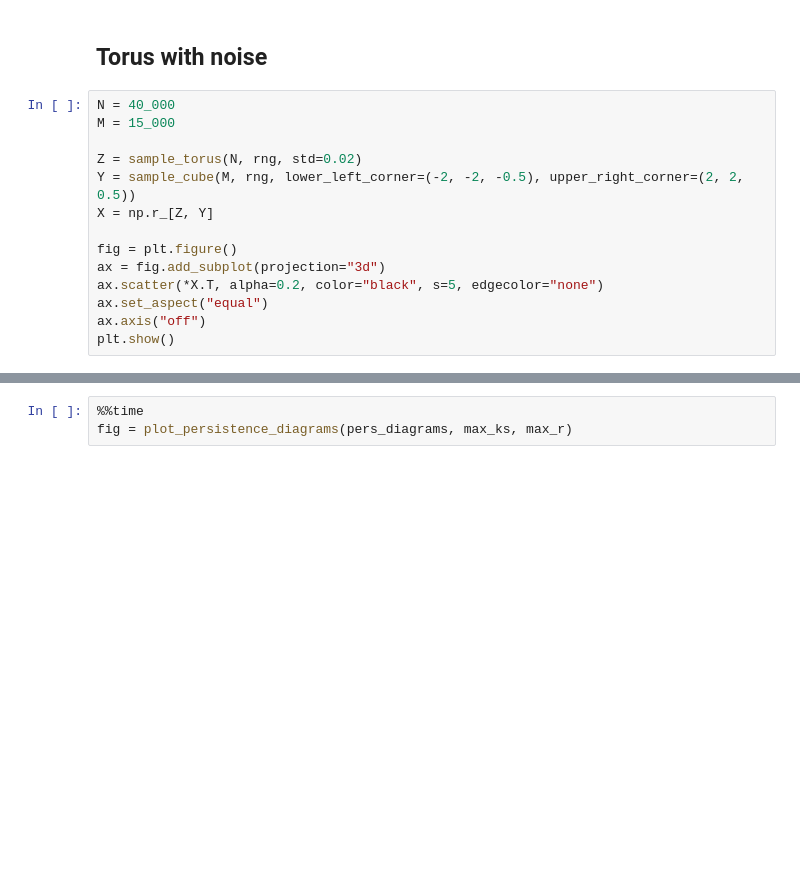
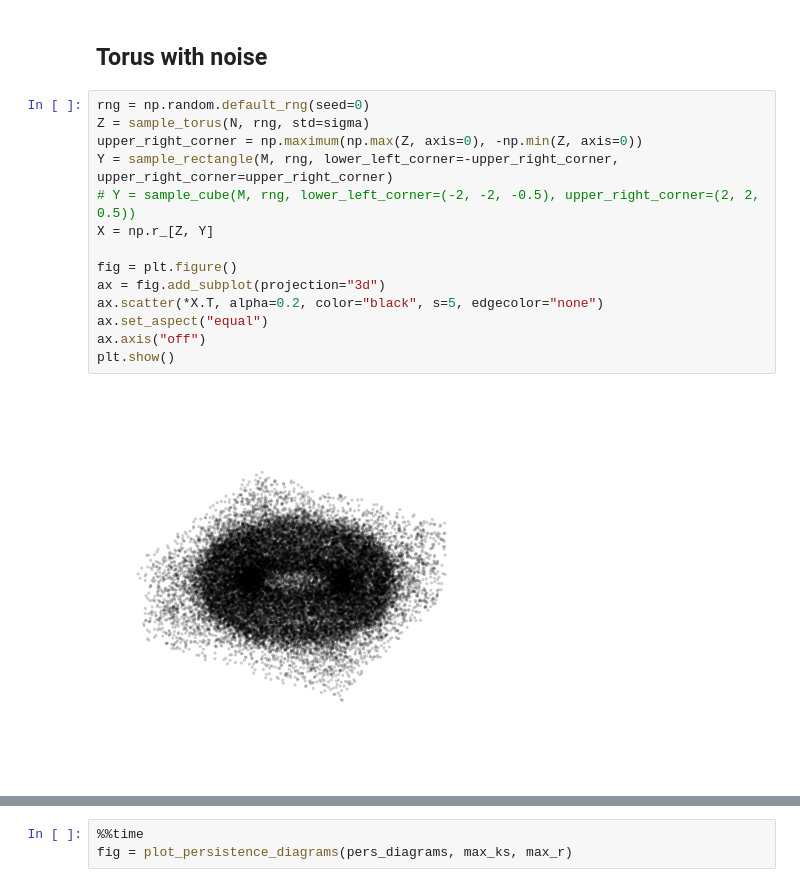
Before and after one commit to odinhg/core, a Jupyter notebook: 06_core_decreasing_k_morten.ipynb, the cells around one changed output, grey strips where cells are left out. Saved outputs shown, nothing was run; the diff lists cells and outputs as text; blank space fills up the shorter version.

```diff
--- a/06_core_decreasing_k_morten.ipynb
+++ b/06_core_decreasing_k_morten.ipynb
@@ -221,18 +273,20 @@ array([[0.00125573, 0.00294729, 0.02175787, 0.13400472]])
 # %% [markdown]
 ## Torus with noise
 # %%
-N = 40_000
-M = 15_000
-
-Z = sample_torus(N, rng, std=0.02)
-Y = sample_cube(M, rng, lower_left_corner=(-2, -2, -0.5), upper_right_corner=(2, 2, 0.5))
+rng = np.random.default_rng(seed=0)
+Z = sample_torus(N, rng, std=sigma)
+upper_right_corner = np.maximum(np.max(Z, axis=0), -np.min(Z, axis=0))
+Y = sample_rectangle(M, rng, lower_left_corner=-upper_right_corner, upper_right_corner=upper_right_corner)
+# Y = sample_cube(M, rng, lower_left_corner=(-2, -2, -0.5), upper_right_corner=(2, 2, 0.5))
 X = np.r_[Z, Y]
 
 fig = plt.figure()
 ax = fig.add_subplot(projection="3d")
 ax.scatter(*X.T, alpha=0.2, color="black", s=5, edgecolor="none")
 ax.set_aspect("equal")
 ax.axis("off")
 plt.show()
+# %% [output]
+[figure, added]
 # %%
 %%time
```
Also changed, not shown: parts of 54 cells of this notebook.
